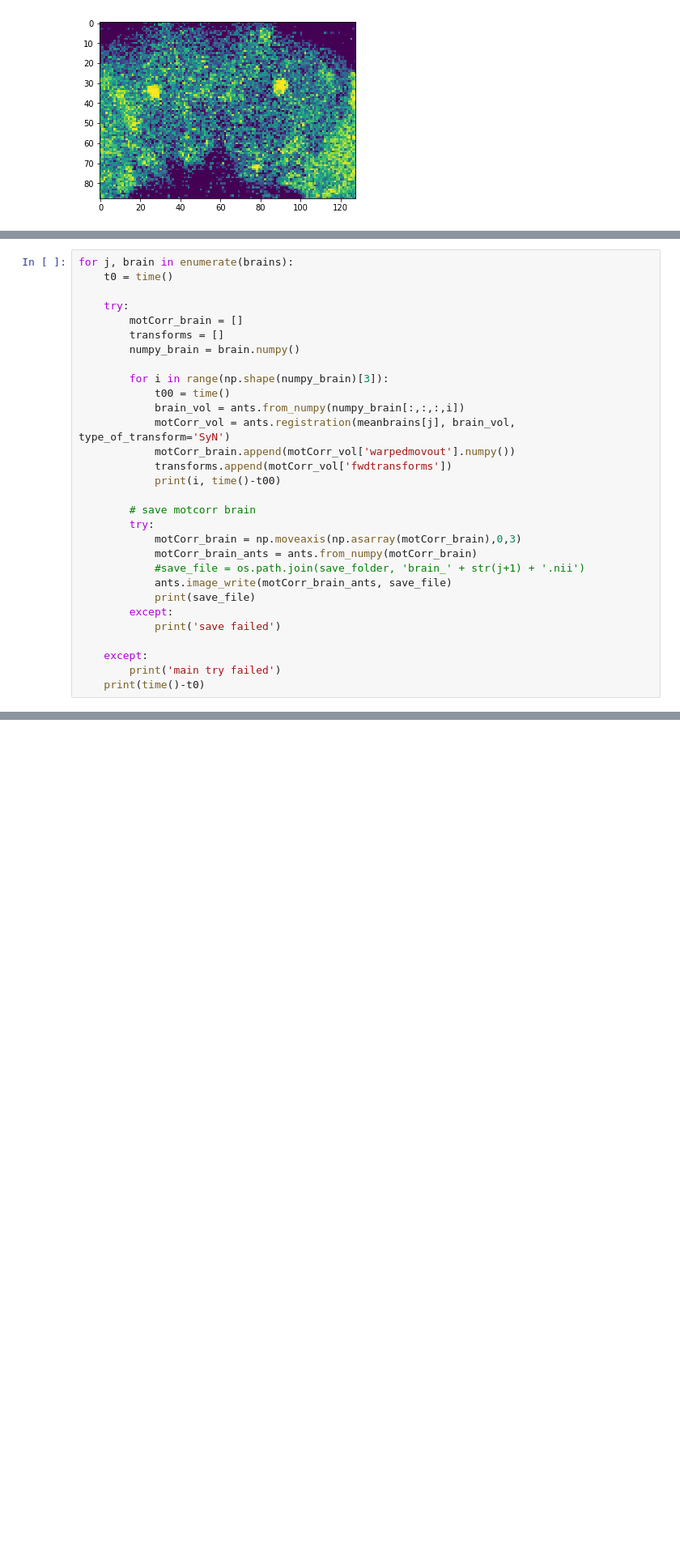
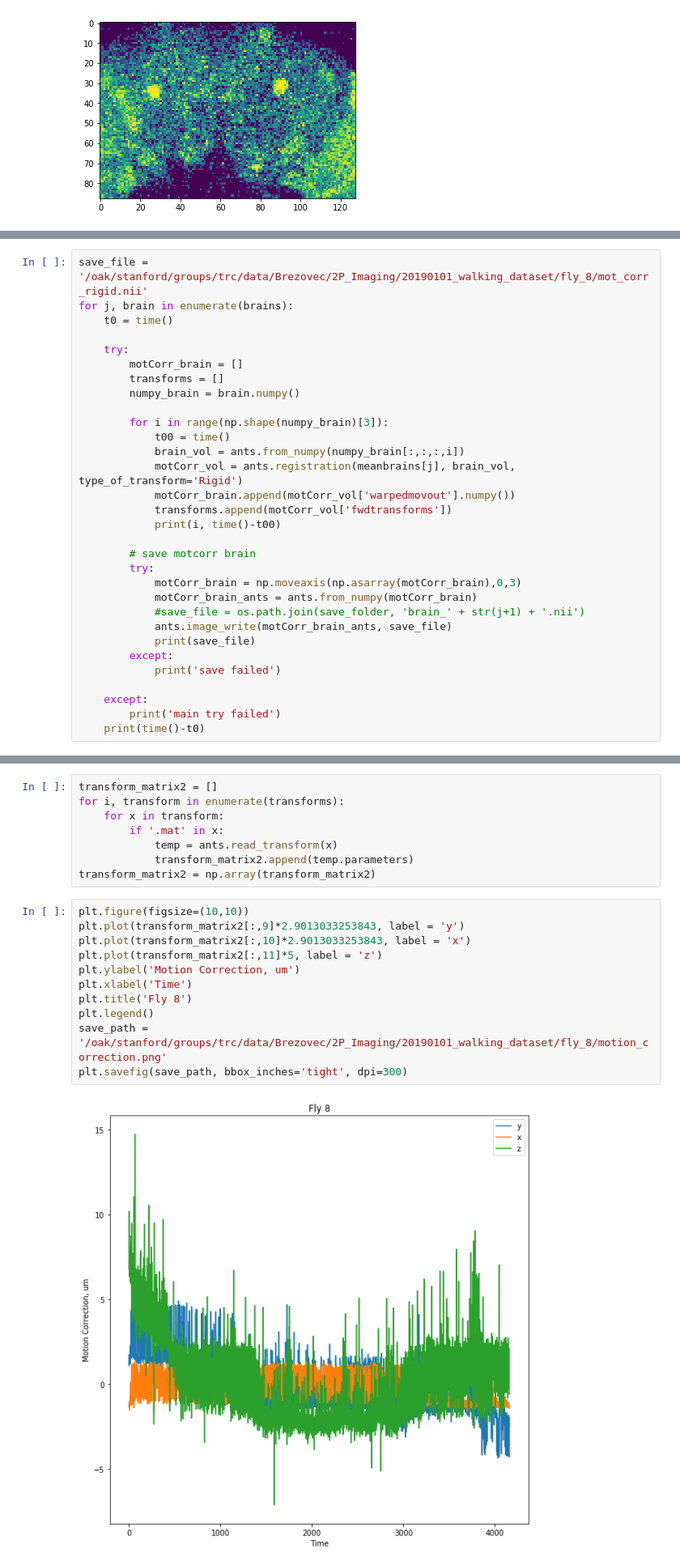
Before and after one commit to bellabrez/bigbadbrain, a Jupyter notebook: Motion Correction.ipynb, the cells around one changed output, grey strips where cells are left out. Shown at 81% size. Cells and saved outputs as stored; diff of their text form; blank space fills up the shorter version.

```diff
--- a/Motion Correction.ipynb
+++ b/Motion Correction.ipynb
@@ -113,4 +242,5 @@ brains[4]
 # %%
+save_file = '/oak/stanford/groups/trc/data/Brezovec/2P_Imaging/20190101_walking_dataset/fly_8/mot_corr_rigid.nii'
 for j, brain in enumerate(brains):
     t0 = time()
 
@@ -122,7 +252,7 @@ for j, brain in enumerate(brains):
         for i in range(np.shape(numpy_brain)[3]):
             t00 = time()
             brain_vol = ants.from_numpy(numpy_brain[:,:,:,i])
-            motCorr_vol = ants.registration(meanbrains[j], brain_vol, type_of_transform='SyN')
+            motCorr_vol = ants.registration(meanbrains[j], brain_vol, type_of_transform='Rigid')
             motCorr_brain.append(motCorr_vol['warpedmovout'].numpy())
             transforms.append(motCorr_vol['fwdtransforms'])
             print(i, time()-t00)
@@ -160,0 +325,21 @@ for j, brain in enumerate(brains):
+# %%
+transform_matrix2 = []
+for i, transform in enumerate(transforms):
+    for x in transform:
+        if '.mat' in x:
+            temp = ants.read_transform(x)
+            transform_matrix2.append(temp.parameters)
+transform_matrix2 = np.array(transform_matrix2)
+# %%
+plt.figure(figsize=(10,10))
+plt.plot(transform_matrix2[:,9]*2.9013033253843, label = 'y')
+plt.plot(transform_matrix2[:,10]*2.9013033253843, label = 'x')
+plt.plot(transform_matrix2[:,11]*5, label = 'z')
+plt.ylabel('Motion Correction, um')
+plt.xlabel('Time')
+plt.title('Fly 8')
+plt.legend()
+save_path = '/oak/stanford/groups/trc/data/Brezovec/2P_Imaging/20190101_walking_dataset/fly_8/motion_correction.png'
+plt.savefig(save_path, bbox_inches='tight', dpi=300)
+# %% [output]
+[figure, added]
```
Also changed, not shown: parts of 31 cells of this notebook, 1 other file.
